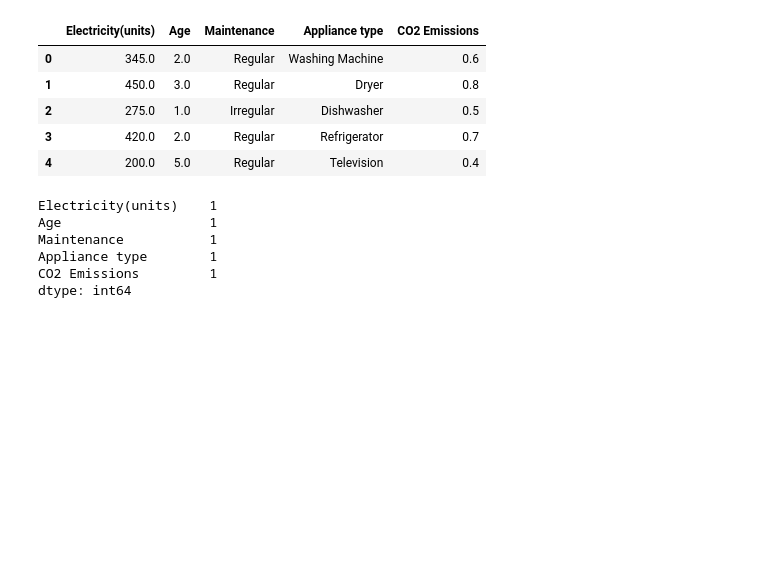
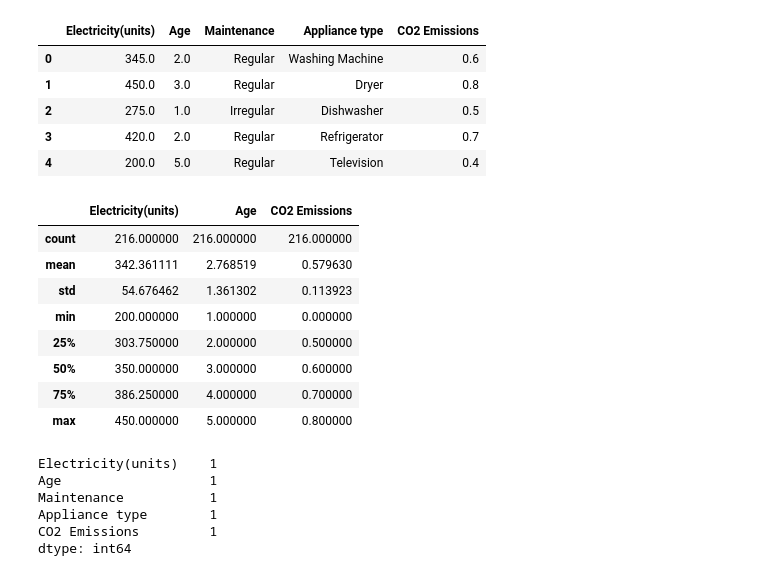
Before and after one commit to omkar3602/carbon-score-predictor, a Jupyter notebook: ML_files/Home_Appliances_CO2_Emission/Home_Appliances.ipynb, the cells around one changed output. Saved outputs shown, nothing was run; the diff lists cells and outputs as text; code cells hidden in the pictures; blank space fills up the shorter version.

Commit message:
Emissions

```diff
--- a/ML_files/Home_Appliances_CO2_Emission/Home_Appliances.ipynb
+++ b/ML_files/Home_Appliances_CO2_Emission/Home_Appliances.ipynb
@@ -12,6 +12,18 @@ df.head()
 | 2 | 275.0 | 1.0 | Irregular | Dishwasher | 0.5 |
 | 3 | 420.0 | 2.0 | Regular | Refrigerator | 0.7 |
 | 4 | 200.0 | 5.0 | Regular | Television | 0.4 |
+# %%
+df.describe()
+# %% [output]
+|  | Electricity(units) | Age | CO2 Emissions |
+| count | 216.000000 | 216.000000 | 216.000000 |
+| mean | 342.361111 | 2.768519 | 0.579630 |
+| std | 54.676462 | 1.361302 | 0.113923 |
+| min | 200.000000 | 1.000000 | 0.000000 |
+| 25% | 303.750000 | 2.000000 | 0.500000 |
+| 50% | 350.000000 | 3.000000 | 0.600000 |
+| 75% | 386.250000 | 4.000000 | 0.700000 |
+| max | 450.000000 | 5.000000 | 0.800000 |
 # %%
 df.isna().sum()
 # %% [output]
```
